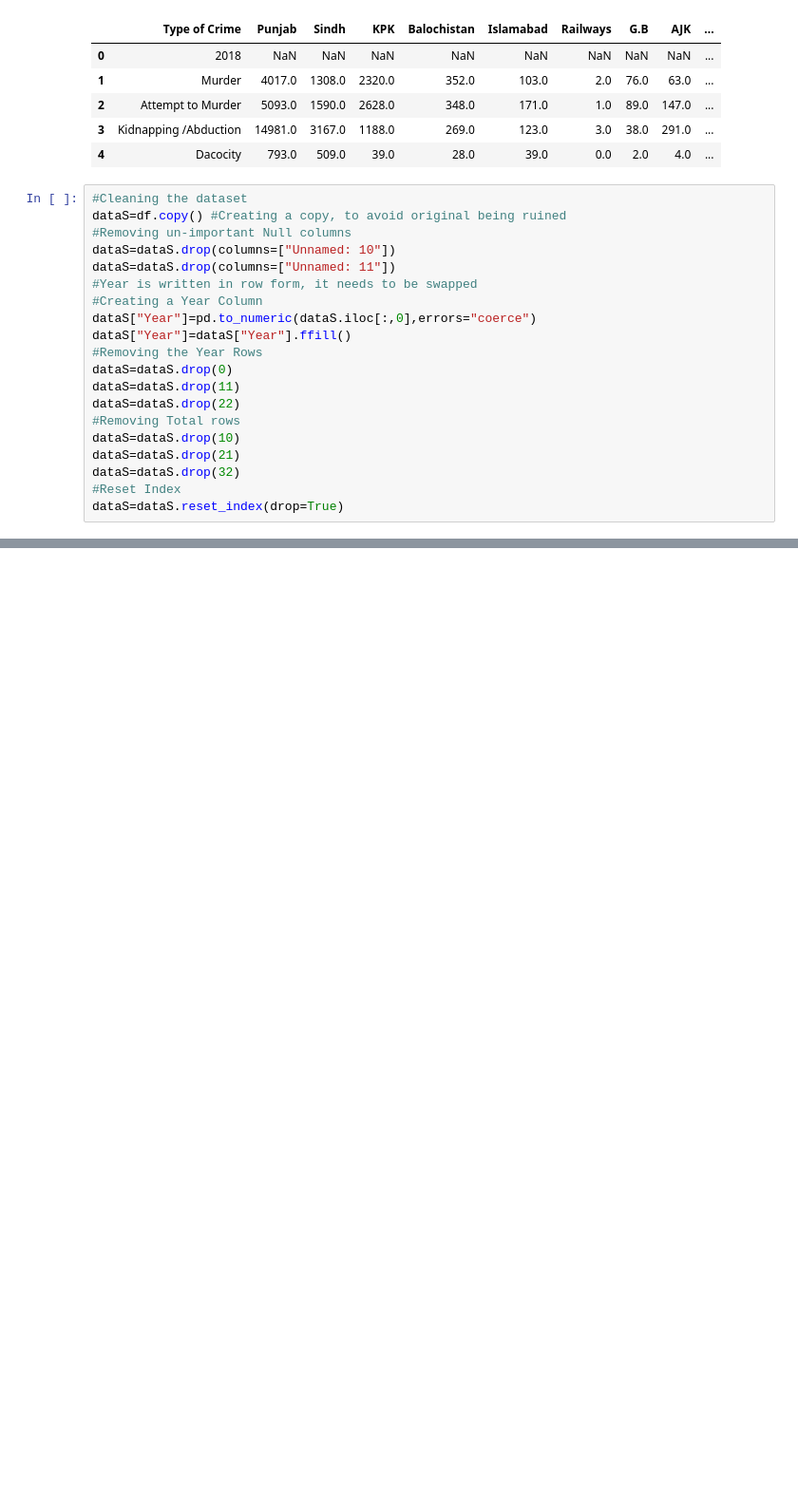
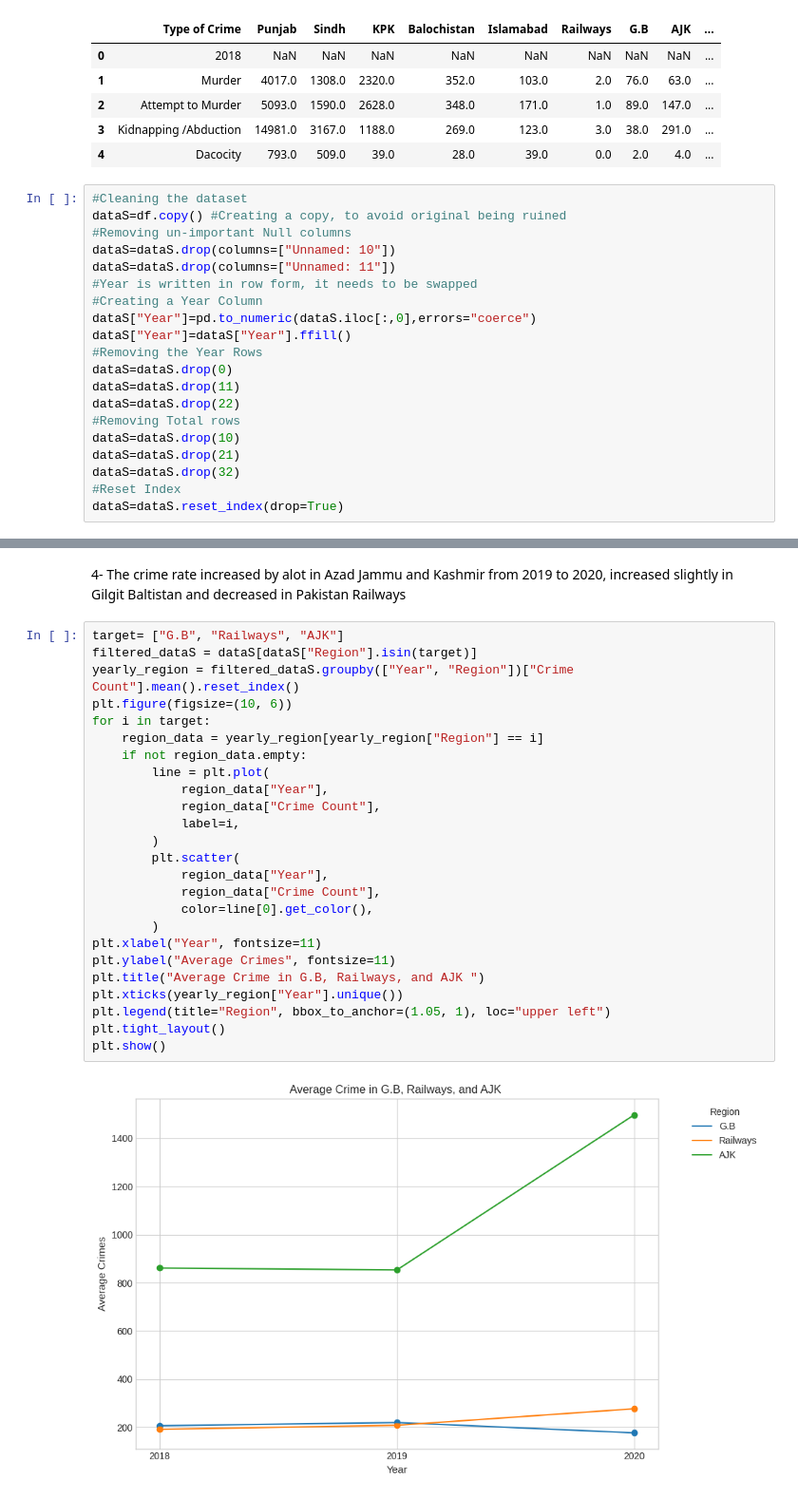
Before and after one commit to hassanfasih131-cpu/Crime_Pakistan, a Jupyter notebook: Crime_Pakistan.ipynb, the cells around one changed output, grey strips where cells are left out. Shown at 95% size. Saved outputs shown, nothing was run; the diff lists cells and outputs as text; blank space fills up the shorter version.

```diff
--- a/Crime_Pakistan.ipynb
+++ b/Crime_Pakistan.ipynb
@@ -124,0 +167,29 @@ There are now 0  missing values
+# %% [markdown]
+4- The crime rate increased by alot in Azad Jammu and Kashmir from 2019 to 2020, increased slightly in Gilgit Baltistan and decreased in Pakistan Railways
+# %%
+target= ["G.B", "Railways", "AJK"]
+filtered_dataS = dataS[dataS["Region"].isin(target)]
+yearly_region = filtered_dataS.groupby(["Year", "Region"])["Crime Count"].mean().reset_index()
+plt.figure(figsize=(10, 6))
+for i in target:
+    region_data = yearly_region[yearly_region["Region"] == i]
+    if not region_data.empty:
+        line = plt.plot(
+            region_data["Year"],
+            region_data["Crime Count"],
+            label=i,
+        )
+        plt.scatter(
+            region_data["Year"],
+            region_data["Crime Count"],
+            color=line[0].get_color(),
+        )
+plt.xlabel("Year", fontsize=11)
+plt.ylabel("Average Crimes", fontsize=11)
+plt.title("Average Crime in G.B, Railways, and AJK ")
+plt.xticks(yearly_region["Year"].unique())
+plt.legend(title="Region", bbox_to_anchor=(1.05, 1), loc="upper left")
+plt.tight_layout()
+plt.show()
+# %% [output]
+[figure, added]
```
Also changed, not shown: parts of 11 cells of this notebook.
